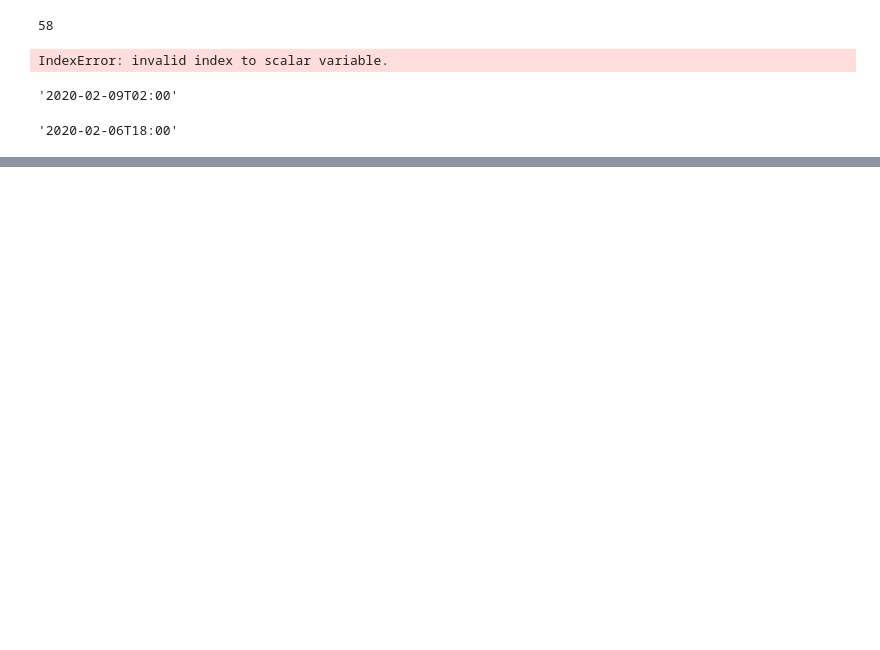
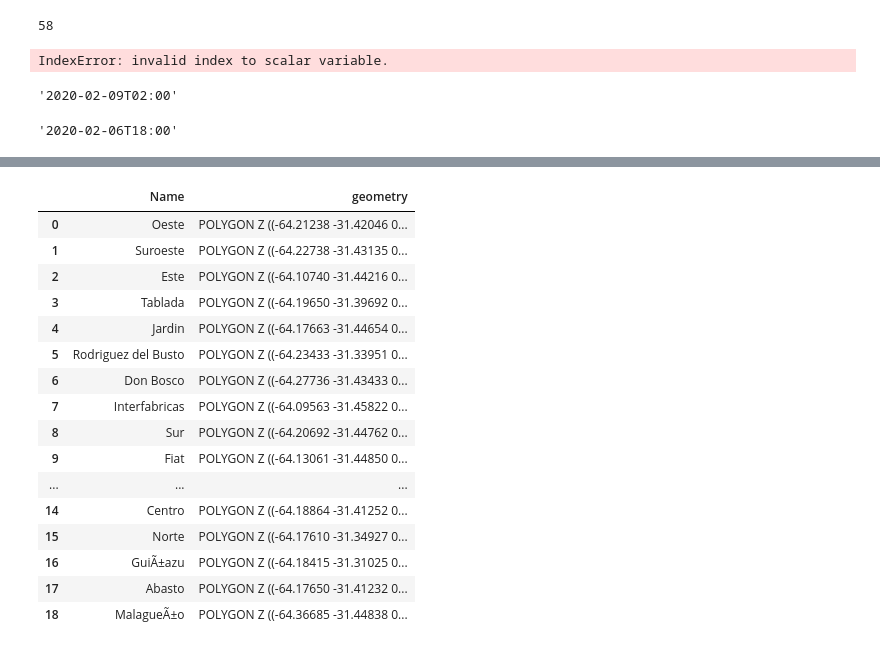
Before and after one commit to OHMC/wrf-meteo, a Jupyter notebook: src/notebooks/Pruebas wrfmeteo.ipynb, the cells around one changed output, grey strips where cells are left out. Cells and saved outputs as stored; diff of their text form; code cells hidden in the pictures; blank space fills up the shorter version.

```diff
--- a/src/notebooks/Pruebas wrfmeteo.ipynb
+++ b/src/notebooks/Pruebas wrfmeteo.ipynb
@@ -67,0 +222,24 @@ str(a)[:16]
+# %%
+zonas_gdf = gdp.read_file(SHAPE_ZONAS)
+# %%
+tmp_gdf = zonas_gdf[['Name', 'geometry']]
+# %%
+tmp_gdf
+# %% [output]
+|  | Name | geometry |
+| 0 | Oeste | POLYGON Z ((-64.21238 -31.42046 0... |
+| 1 | Suroeste | POLYGON Z ((-64.22738 -31.43135 0... |
+| 2 | Este | POLYGON Z ((-64.10740 -31.44216 0... |
+| 3 | Tablada | POLYGON Z ((-64.19650 -31.39692 0... |
+| 4 | Jardin | POLYGON Z ((-64.17663 -31.44654 0... |
+| 5 | Rodriguez del Busto | POLYGON Z ((-64.23433 -31.33951 0... |
+| 6 | Don Bosco | POLYGON Z ((-64.27736 -31.43433 0... |
+| 7 | Interfabricas | POLYGON Z ((-64.09563 -31.45822 0... |
+| 8 | Sur | POLYGON Z ((-64.20692 -31.44762 0... |
+| 9 | Fiat | POLYGON Z ((-64.13061 -31.44850 0... |
+| ... | ... | ... |
+| 14 | Centro | POLYGON Z ((-64.18864 -31.41252 0... |
+| 15 | Norte | POLYGON Z ((-64.17610 -31.34927 0... |
+| 16 | GuiÃ±azu | POLYGON Z ((-64.18415 -31.31025 0... |
+| 17 | Abasto | POLYGON Z ((-64.17650 -31.41232 0... |
+| 18 | MalagueÃ±o | POLYGON Z ((-64.36685 -31.44838 0... |
```
Also changed, not shown: parts of 27 cells of this notebook, 2 other files.
